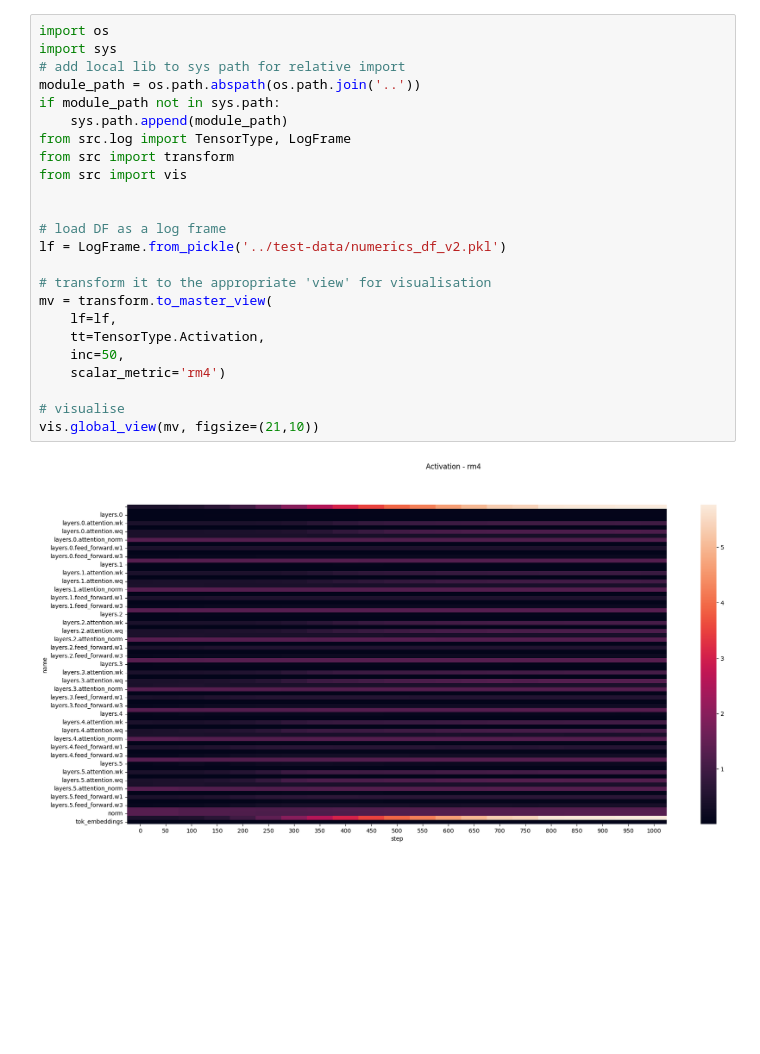
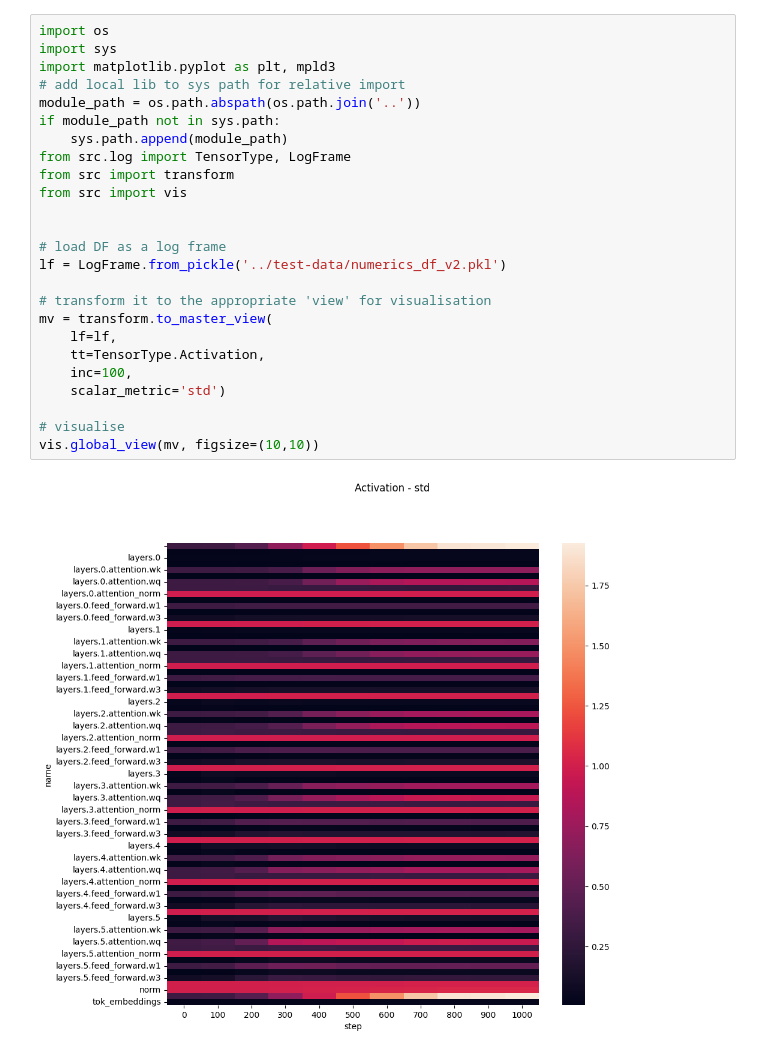
Before and after one commit to graphcore-research/track-and-visualize, a Jupyter notebook: notebooks/lib-demo.ipynb, the cells around one changed output. Cells and saved outputs as stored; diff of their text form; blank space fills up the shorter version.

Commit message:
exploring mpld3 fo render matplotlib plots as html

```diff
--- a/notebooks/lib-demo.ipynb
+++ b/notebooks/lib-demo.ipynb
@@ -1,26 +1,27 @@
 # %%
 import os
 import sys
+import matplotlib.pyplot as plt, mpld3
 # add local lib to sys path for relative import
 module_path = os.path.abspath(os.path.join('..'))
 if module_path not in sys.path:
     sys.path.append(module_path)
 from src.log import TensorType, LogFrame
 from src import transform
 from src import vis
 
 
 # load DF as a log frame
 lf = LogFrame.from_pickle('../test-data/numerics_df_v2.pkl')
 
 # transform it to the appropriate 'view' for visualisation
 mv = transform.to_master_view(
     lf=lf,
     tt=TensorType.Activation,
-    inc=50,
-    scalar_metric='rm4')
+    inc=100,
+    scalar_metric='std')
 
 # visualise
-vis.global_view(mv, figsize=(21,10))
+vis.global_view(mv, figsize=(10,10))
 # %% [output]
-[figure, old version]
+[figure, new version]
```
Also changed, not shown: 1 other file.
